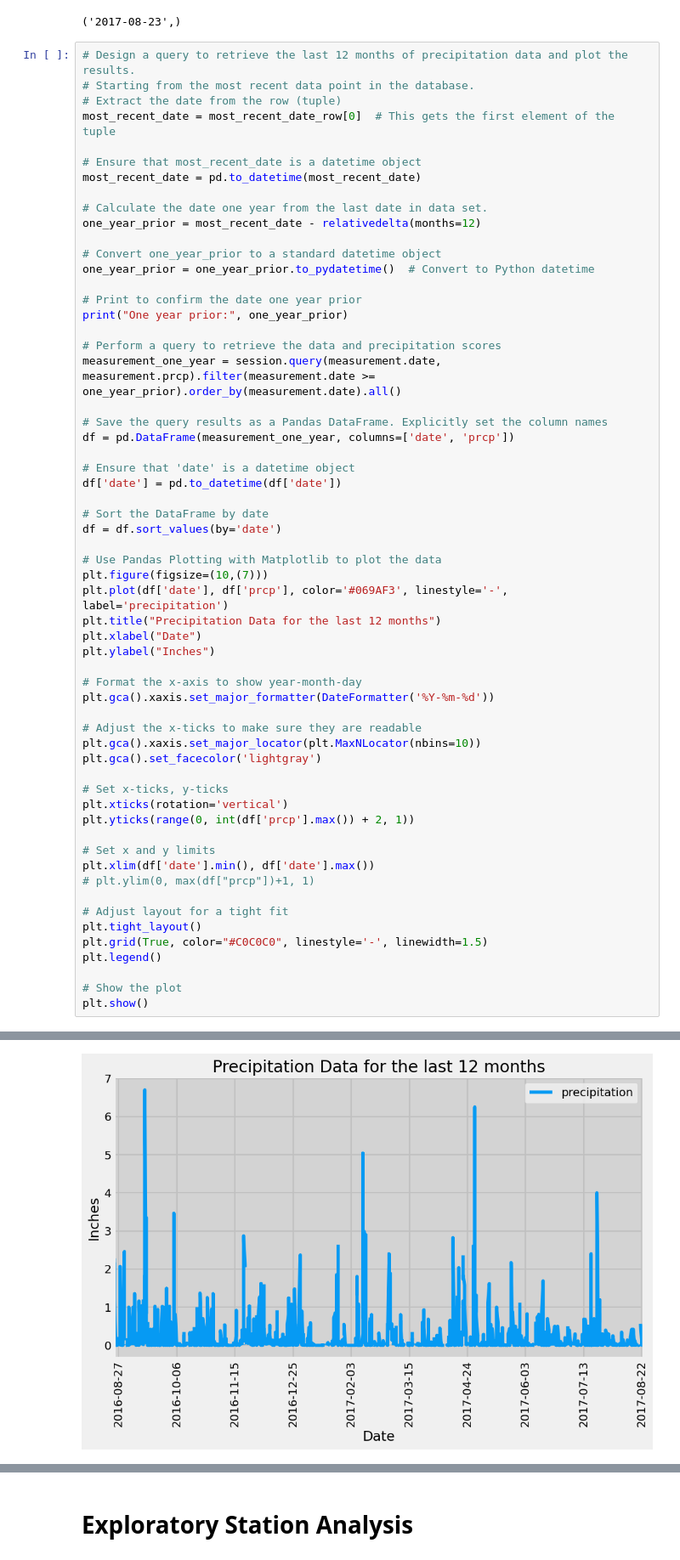
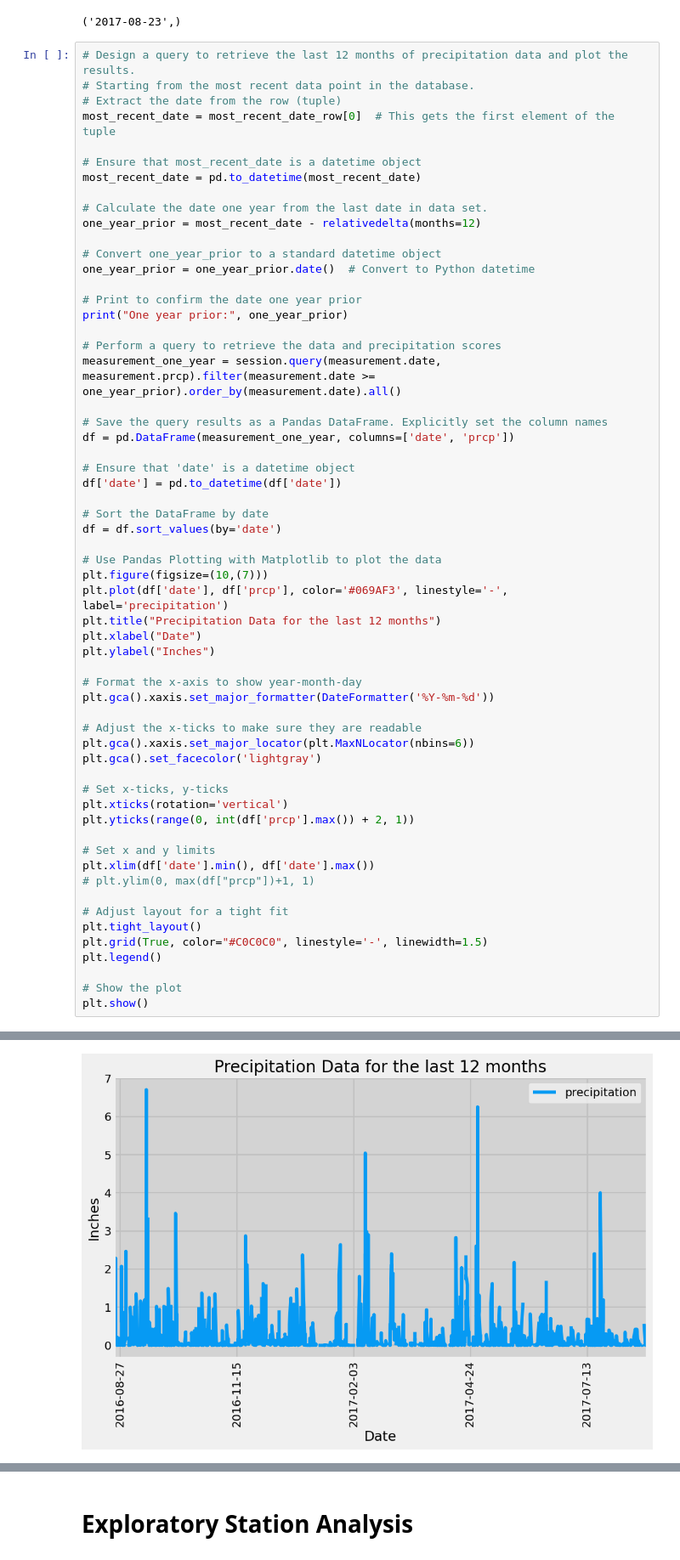
Before and after one commit to anhpham229/sqlalchemy-challenge, a Jupyter notebook: SurfsUp/climate_starter.ipynb, the cells around one changed output, grey strips where cells are left out. Shown: that part at 85% size. Saved outputs shown, nothing was run; the diff lists cells and outputs as text.

```diff
--- a/SurfsUp/climate_starter.ipynb
+++ b/SurfsUp/climate_starter.ipynb
@@ -74,7 +74,7 @@ most_recent_date = pd.to_datetime(most_recent_date)
 one_year_prior = most_recent_date - relativedelta(months=12)
 
 # Convert one_year_prior to a standard datetime object
-one_year_prior = one_year_prior.to_pydatetime()  # Convert to Python datetime
+one_year_prior = one_year_prior.date()  # Convert to Python datetime
 
 # Print to confirm the date one year prior
 print("One year prior:", one_year_prior)
@@ -102,7 +102,7 @@ plt.ylabel("Inches")
 plt.gca().xaxis.set_major_formatter(DateFormatter('%Y-%m-%d'))
 
 # Adjust the x-ticks to make sure they are readable
-plt.gca().xaxis.set_major_locator(plt.MaxNLocator(nbins=10))
+plt.gca().xaxis.set_major_locator(plt.MaxNLocator(nbins=6))
 plt.gca().set_facecolor('lightgray')
 
 # Set x-ticks, y-ticks
@@ -125 +125 @@ One year prior: 2016-08-23 00:00:00
-[figure, old version]
+[figure, new version]
```
Also changed, not shown: parts of 10 cells of this notebook.
